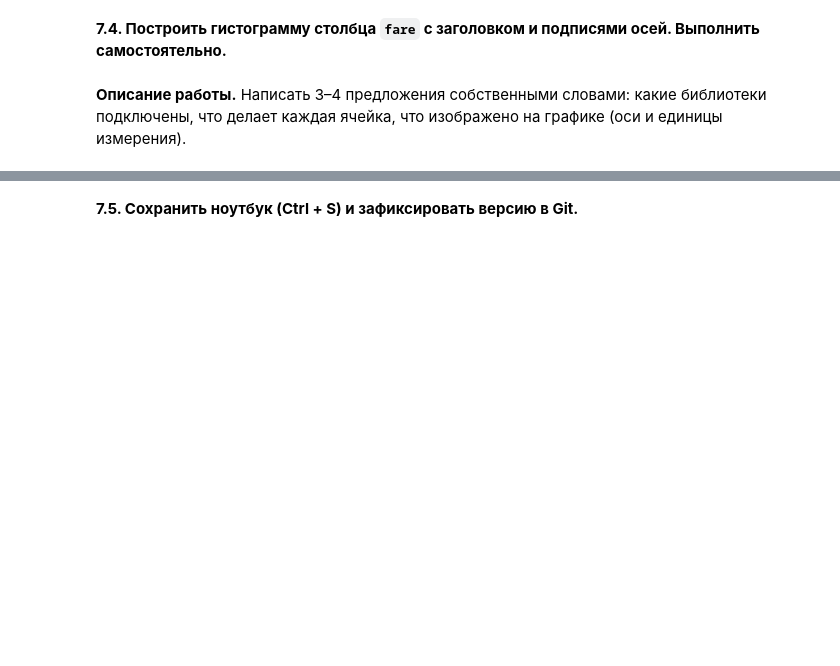
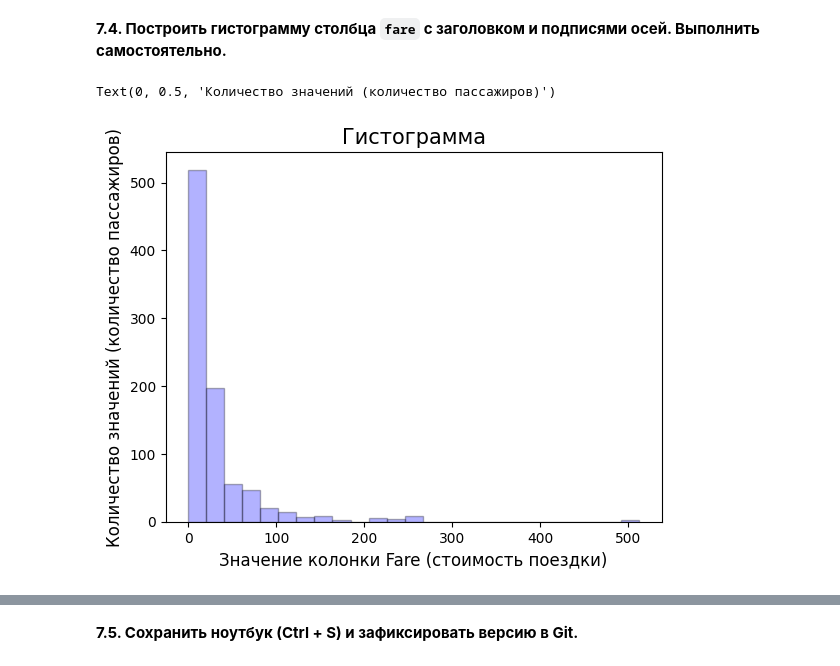
Before and after one commit to fdorii/IntroAILN, a Jupyter notebook: lab1/notebooks/lab1.ipynb, the cells around one changed output, grey strips where cells are left out. Cells and saved outputs as stored; diff of their text form; code cells hidden in the pictures; blank space fills up the shorter version.

```diff
--- a/lab1/notebooks/lab1.ipynb
+++ b/lab1/notebooks/lab1.ipynb
@@ -604,5 +659,12 @@ print()
 **7.4. Построить гистограмму столбца `fare` с заголовком и подписями осей. Выполнить самостоятельно.**
 # %%
 # Самостоятельно: построить гистограмму столбца fare с заголовком и подписями осей
+
+plt.hist(df["fare"], color="blue", edgecolor="black", alpha=0.3, bins = 25)
+
+plt.title("Гистограмма", fontsize=15)
+plt.xlabel("Значение колонки Fare (стоимость поездки)", fontsize=12)
+plt.ylabel("Количество значений (количество пассажиров)", fontsize=12)
+# %% [output]
+Text(0, 0.5, 'Количество значений (количество пассажиров)')
+[figure, added]
-# %% [markdown]
-**Описание работы.** Написать 3–4 предложения собственными словами: какие библиотеки подключены, что делает каждая ячейка, что изображено на графике (оси и единицы измерения).
```
Also changed, not shown: parts of 27 cells of this notebook, 1 other file.
